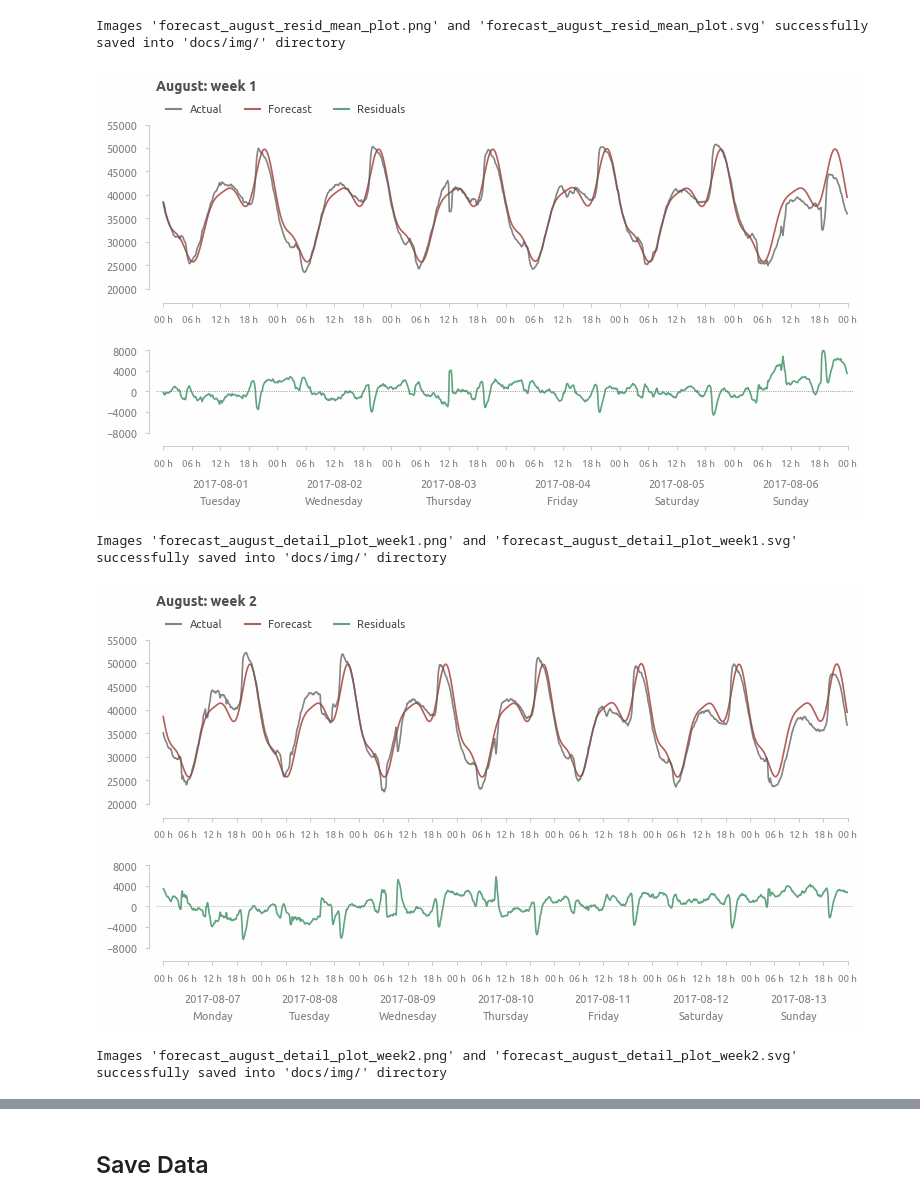
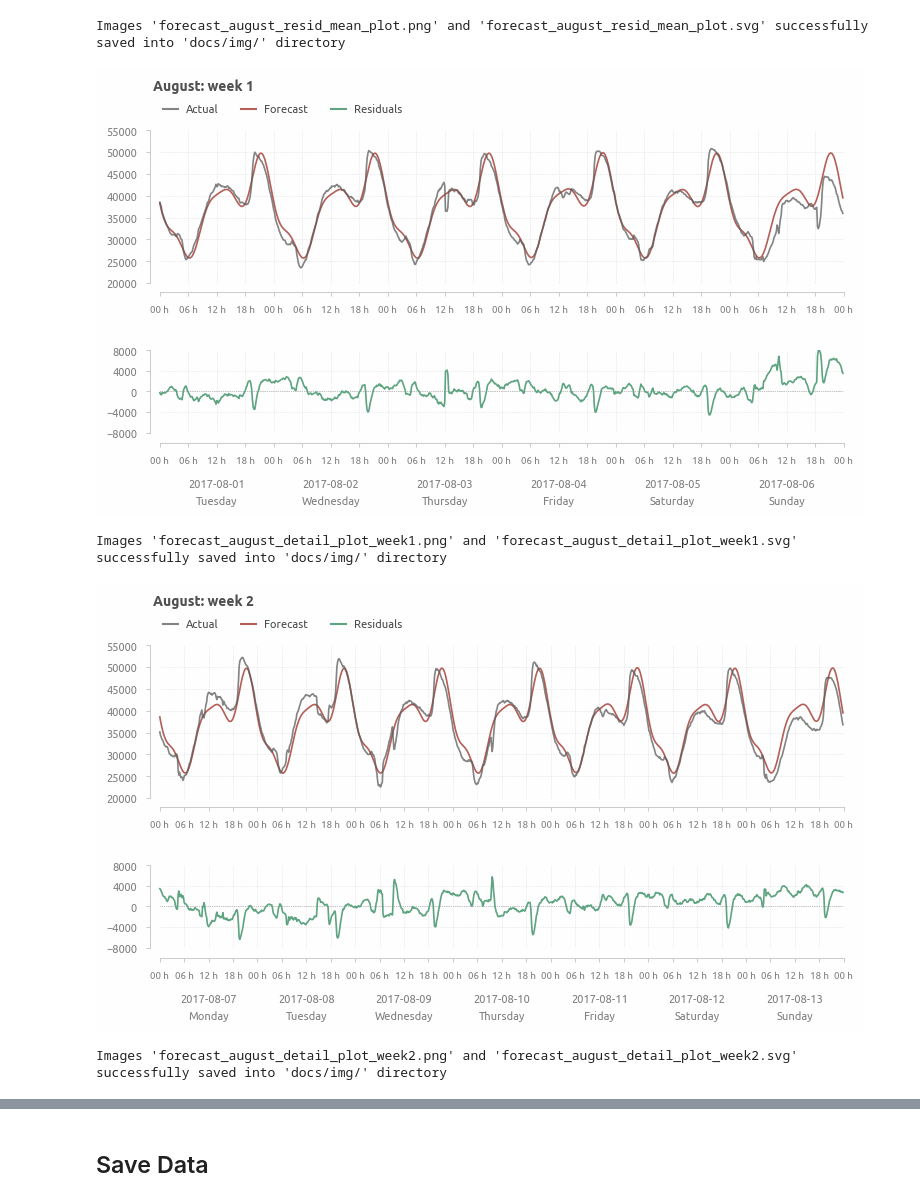
Before and after one commit to a-chasovsky/electric-power-consumption, a Jupyter notebook: 03-base-model.ipynb, the cells around one changed output, grey strips where cells are left out. Drawn from its saved outputs; the diff is of its cells as text; code cells hidden in the pictures.

```diff
--- a/03-base-model.ipynb
+++ b/03-base-model.ipynb
@@ -1656,10 +1656,12 @@ ax[0].tick_params(axis='x', which='major', pad=15, labelsize=7)
 # axis_sec.tick_params(pad=30, bottom=False, colors='#808080')
 # axis_sec.xaxis.set_major_formatter(mpl.dates.DateFormatter(fmt='%Y-%m-%d'))
 # axis_sec.xaxis.set_major_locator(mpl.dates.HourLocator(byhour=12))
-axis_rstyle(ax=ax[0], xslice=[1, -1])
+axis_rstyle(
+    offset_bottom=2.5, offset_left=2.5,
+    ax=ax[0], xslice=[1, -1], grid=True)
 
 ax[1].plot(resid.loc['2017-08-01':'2017-08-06'], color=alpha_color(palette[3], 0.9))
-ax[1].axhline(0, lw=0.5, ls=':')
+ax[1].axhline(0, 0.01, 0.99, lw=0.5, ls=':', zorder=-1)
 
 ax[1].xaxis.set_major_formatter(mpl.dates.DateFormatter(fmt='%H h'))
 ax[1].xaxis.set_major_locator(mpl.dates.HourLocator(byhour=[0, 6, 12, 18]))
@@ -1673,7 +1675,10 @@ axis_sec.xaxis.set_major_locator(mpl.dates.HourLocator(byhour=12))
 axis_th = axis_secondary(ax=ax[1], pad=45)
 axis_th.xaxis.set_major_formatter(mpl.dates.DateFormatter(fmt='%A'))
 axis_th.xaxis.set_major_locator(mpl.dates.HourLocator(byhour=12))
-axis_rstyle(xslice=[1, -1], yticks=[-8000, 8000, 4000], ylim=[-8000, 8000], ax=ax[1])
+axis_rstyle(
+    offset_bottom=7.5, offset_left=2.5,
+    yticks=[-8000, 8000, 4000], ylim=[-8000, 8000],
+    xslice=[1, -1], ax=ax[1], grid=True)
 
 plt.subplots_adjust(hspace=0.5)
 ax[0].set_title('August: week 1', **title_inline)
@@ -1681,7 +1686,7 @@ plt.show()
 
 savefig('forecast_august_detail_plot_week1', dir_save_img)
 # %% [output]
-[figure, old version]
+[figure, new version]
 Images 'forecast_august_detail_plot_week1.png' and 'forecast_august_detail_plot_week1.svg' successfully saved into 'docs/img/' directory
 # %%
 fig, ax = plt.subplots(2, 1, figsize=(9, 4), height_ratios=[2, 1])
@@ -1705,37 +1710,42 @@ ax[0].xaxis.set_major_formatter(mpl.dates.DateFormatter(fmt='%H h'))
 ax[0].xaxis.set_major_locator(mpl.dates.HourLocator(byhour=[0, 6, 12, 18]))
 ax[0].tick_params(axis='x', which='minor', labelsize=7)
 ax[0].tick_params(axis='x', which='major', pad=15, labelsize=7)
 # axis_sec = ax[0].secondary_xaxis('bottom')
 # axis_sec.spines['bottom'].set_visible(False)
 # axis_sec.tick_params(pad=30, bottom=False, colors='#808080')
 # axis_sec.xaxis.set_major_formatter(mpl.dates.DateFormatter(fmt='%Y-%m-%d'))
 # axis_sec.xaxis.set_major_locator(mpl.dates.HourLocator(byhour=12))
-axis_rstyle(ax=ax[0], xslice=[1, -1])
+axis_rstyle(
+    offset_bottom=2.5, offset_left=2.5,
+    ax=ax[0], xslice=[1, -1], grid=True)
 
 ax[1].plot(resid.loc['2017-08-07':'2017-08-13'], color=alpha_color(palette[3], 0.9))
-ax[1].axhline(0, lw=0.5, ls=':', color=alpha_color(palette[0], 0.75))
+ax[1].axhline(0, 0.01, 0.99, lw=0.5, ls=':', zorder=-1)
 
 ax[1].xaxis.set_major_formatter(mpl.dates.DateFormatter(fmt='%H h'))
 ax[1].xaxis.set_major_locator(mpl.dates.HourLocator(byhour=[0, 6, 12, 18]))
 ax[1].tick_params(axis='x', which='minor', labelsize=7)
 ax[1].tick_params(axis='x', which='major', pad=15, labelsize=7)
 axis_sec =  ax[1].secondary_xaxis('bottom')
 axis_sec.spines['bottom'].set_visible(False)
 axis_sec.tick_params(pad=33, bottom=False, colors='#808080')
 axis_sec.xaxis.set_major_formatter(mpl.dates.DateFormatter(fmt='%Y-%m-%d'))
 axis_sec.xaxis.set_major_locator(mpl.dates.HourLocator(byhour=12))
 axis_th = axis_secondary(ax=ax[1], pad=45)
 axis_th.xaxis.set_major_formatter(mpl.dates.DateFormatter(fmt='%A'))
 axis_th.xaxis.set_major_locator(mpl.dates.HourLocator(byhour=12))
-axis_rstyle(xslice=[1, -1], yticks=[-8000, 8000, 4000], ylim=[-8000, 8000], ax=ax[1])
+axis_rstyle(
+    offset_bottom=7.5, offset_left=2.5,
+    yticks=[-8000, 8000, 4000], ylim=[-8000, 8000],
+    xslice=[1, -1], ax=ax[1], grid=True)
 
 plt.subplots_adjust(hspace=0.5)
 ax[0].set_title('August: week 2', **title_inline)
 plt.show()
 
 savefig('forecast_august_detail_plot_week2', dir_save_img)
 # %% [output]
-[figure, old version]
+[figure, new version]
 Images 'forecast_august_detail_plot_week2.png' and 'forecast_august_detail_plot_week2.svg' successfully saved into 'docs/img/' directory
 # %%
 fig, ax = plt.subplots(2, 1, figsize=(9, 4), height_ratios=[2, 1])
```
Also changed, not shown: parts of 12 cells of this notebook, 30 other files.
